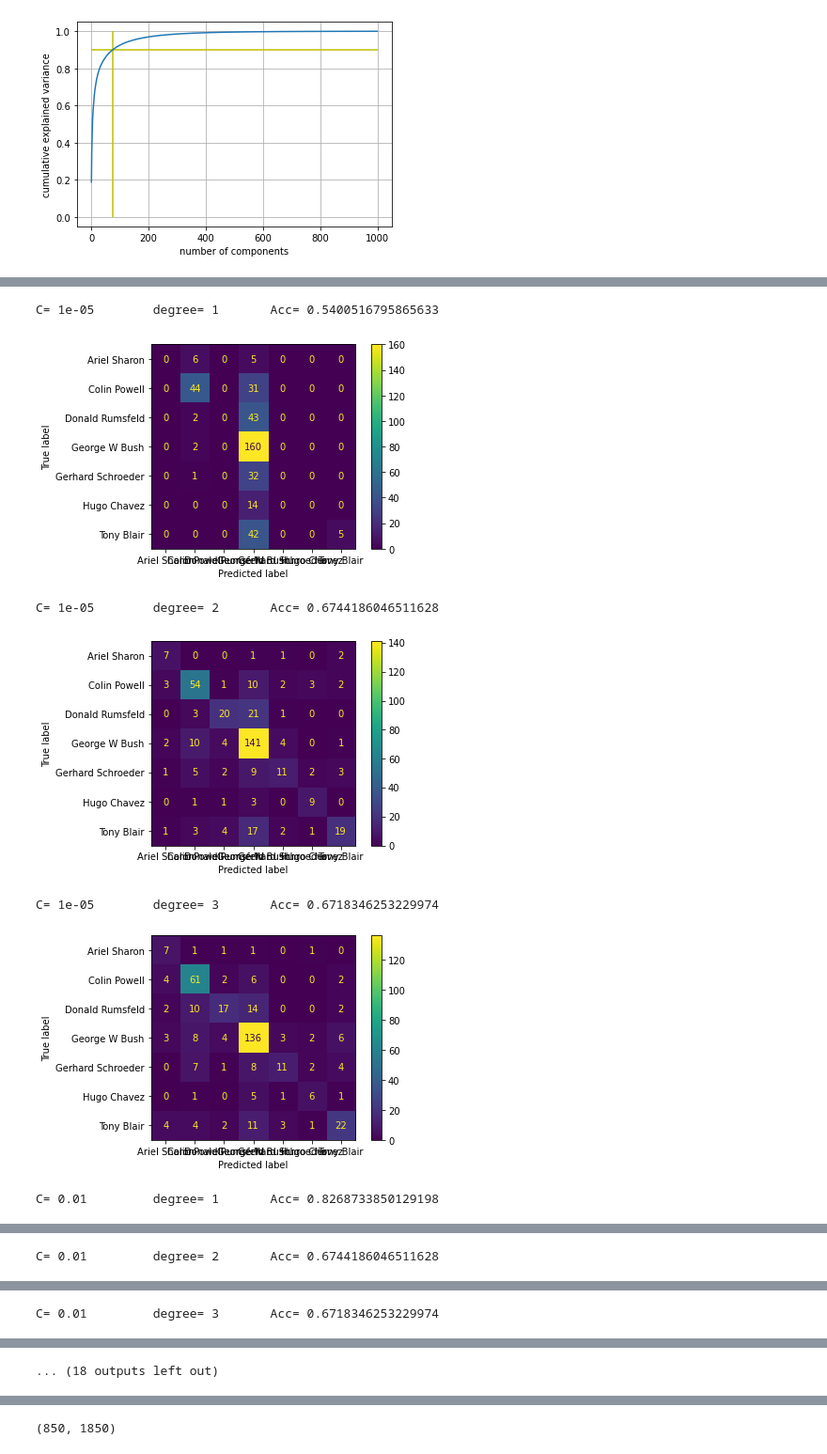
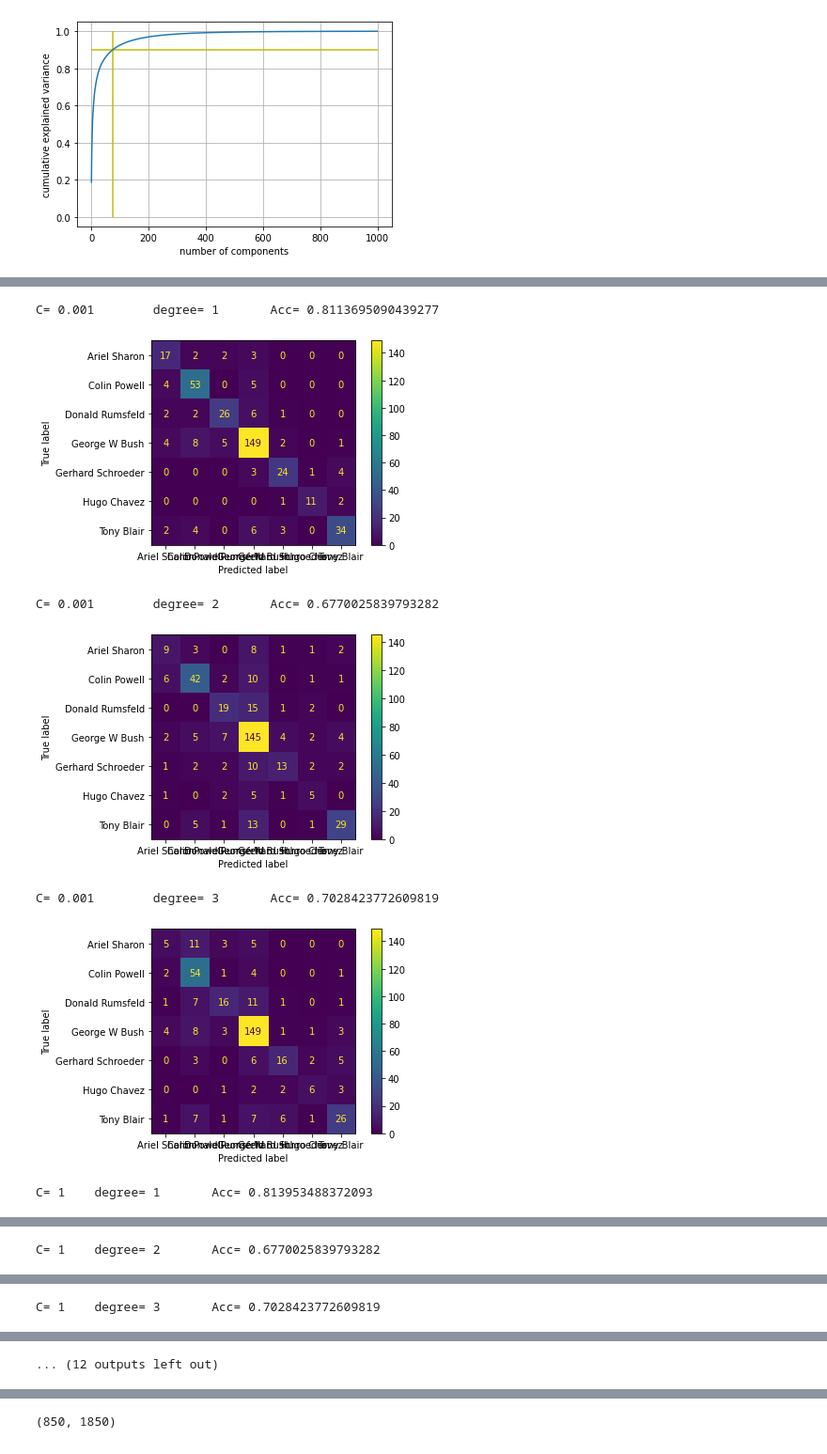
Before and after one commit to chape8/Se-alesIII, a Jupyter notebook: MiniProyecto2.ipynb, the cells around one changed output, grey strips where cells are left out. Shown at 94% size. Cells and saved outputs as stored; diff of their text form; code cells hidden in the pictures.

```diff
--- a/MiniProyecto2.ipynb
+++ b/MiniProyecto2.ipynb
@@ -49,5 +52,5 @@ Xtrain, Xtest, ytrain, ytest = train_test_split(components,target,test_size=0.3)
 # %%
-C = [1e-3,1e-2, 1 , 5, 10, 100, 1000]
+C = [1e-3, 1 , 5, 10, 100]
 
 for c in C:
   # Entrenemos nuestro modelo
@@ -98,26 +105,25 @@ plt.show
 # %%
-C = [1e-5, 1e-2, 1, 10, 100]
+C = [1e-3, 1 , 10, 100]
 degree = [1, 2, 3]
 
 for c in C:
-  # Entrenemos nuestro modelo
   for deg in degree:
     model = svm.SVC(C = c, kernel = 'poly', gamma = 'auto', degree = deg)
     model.fit(Xtrain,ytrain)
 
     yPred = model.predict(Xtest)
     CMAT = confusion_matrix(ytest,yPred)
     porcentajeAcierto = np.sum(np.diag(CMAT)) / len(ytest)
     print("C=",c,"\tdegree=",deg,"\tAcc=",porcentajeAcierto)
 
     ax = ConfusionMatrixDisplay(CMAT,display_labels=lfw_people.target_names)
     ax.plot()
     plt.show()
 # %% [output]
-C= 1e-05        degree= 1       Acc= 0.5400516795865633
+C= 0.001        degree= 1       Acc= 0.8113695090439277
-[figure, old version]
+[figure, new version]
-C= 1e-05        degree= 2       Acc= 0.6744186046511628
+C= 0.001        degree= 2       Acc= 0.6770025839793282
-[figure, old version]
+[figure, new version]
-C= 1e-05        degree= 3       Acc= 0.6718346253229974
+C= 0.001        degree= 3       Acc= 0.7028423772609819
-[figure, old version]
+[figure, new version]
-C= 0.01         degree= 1       Acc= 0.8268733850129198
+C= 1    degree= 1       Acc= 0.813953488372093
@@ -125 +131 @@ C= 0.01         degree= 1       Acc= 0.8268733850129198
-C= 0.01         degree= 2       Acc= 0.6744186046511628
+C= 1    degree= 2       Acc= 0.6770025839793282
@@ -127 +133 @@ C= 0.01         degree= 2       Acc= 0.6744186046511628
-C= 0.01         degree= 3       Acc= 0.6718346253229974
+C= 1    degree= 3       Acc= 0.7028423772609819
@@ -129 +135 @@ C= 0.01         degree= 3       Acc= 0.6718346253229974
-... (18 outputs left out)
+... (12 outputs left out)
```
Also changed, not shown: parts of 25 cells of this notebook.
